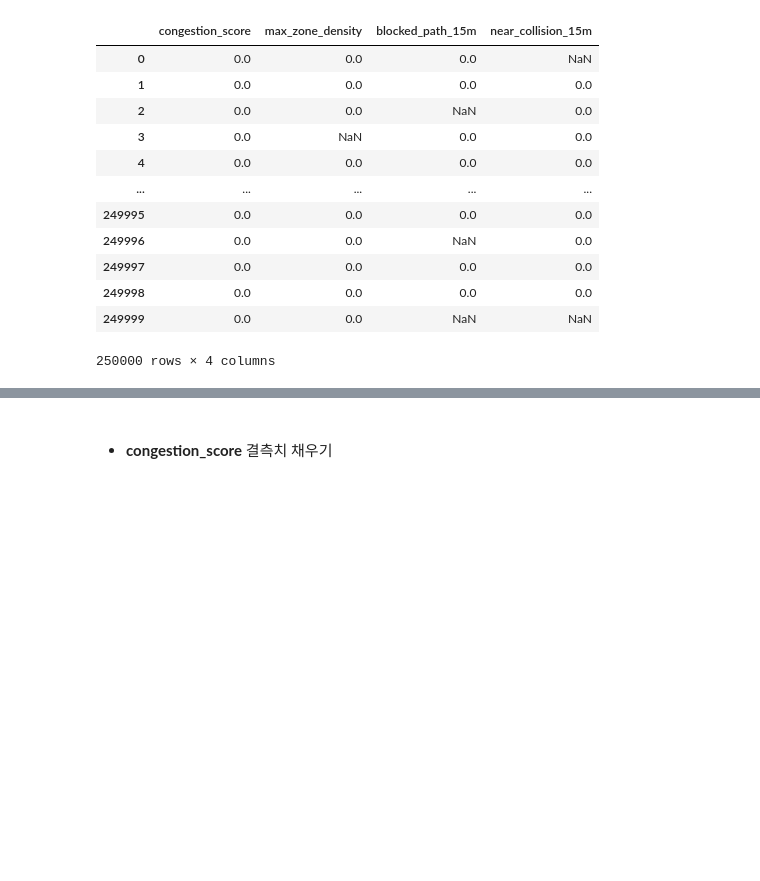
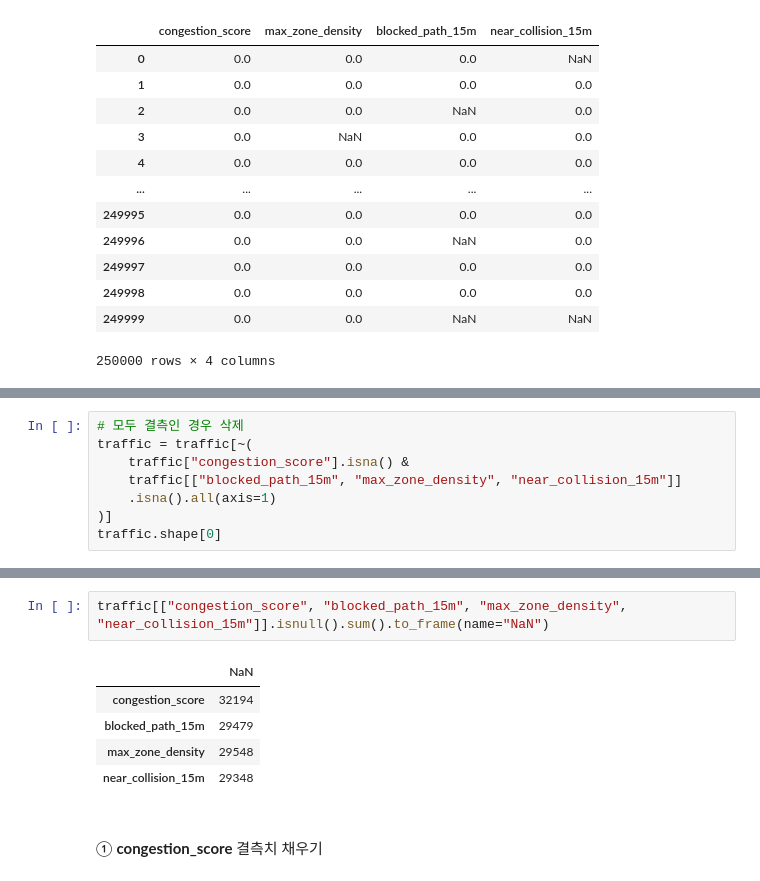
Before and after one commit to dodamhaae/Dacon, a Jupyter notebook: Smart-Warehouse-Delay/Traffic_train.ipynb, the cells around one changed output, grey strips where cells are left out. Drawn from its saved outputs; the diff is of its cells as text; blank space fills up the shorter version.

Commit message:
fill missing values in Traffic (RF)

```diff
--- a/Smart-Warehouse-Delay/Traffic_train.ipynb
+++ b/Smart-Warehouse-Delay/Traffic_train.ipynb
@@ -141,0 +152,8 @@ traffic[["congestion_score", "max_zone_density", "blocked_path_15m", "near_colli
+# %%
+# 모두 결측인 경우 삭제
+traffic = traffic[~(
+    traffic["congestion_score"].isna() &
+    traffic[["blocked_path_15m", "max_zone_density", "near_collision_15m"]]
+    .isna().all(axis=1)
+)]
+traffic.shape[0]
@@ -142,6 +172,14 @@ traffic[["congestion_score", "max_zone_density", "blocked_path_15m", "near_colli
+# %%
+traffic[["congestion_score", "blocked_path_15m", "max_zone_density", "near_collision_15m"]].isnull().sum().to_frame(name="NaN")
+# %% [output]
+|  | NaN |
+| congestion_score | 32194 |
+| blocked_path_15m | 29479 |
+| max_zone_density | 29548 |
+| near_collision_15m | 29348 |
 # %% [markdown]
 #####
-* **congestion_score** 결측치 채우기
+① **congestion_score** 결측치 채우기
 # %%
 from sklearn.ensemble import RandomForestRegressor
 
```
Also changed, not shown: parts of 13 cells of this notebook, 1 other file.
